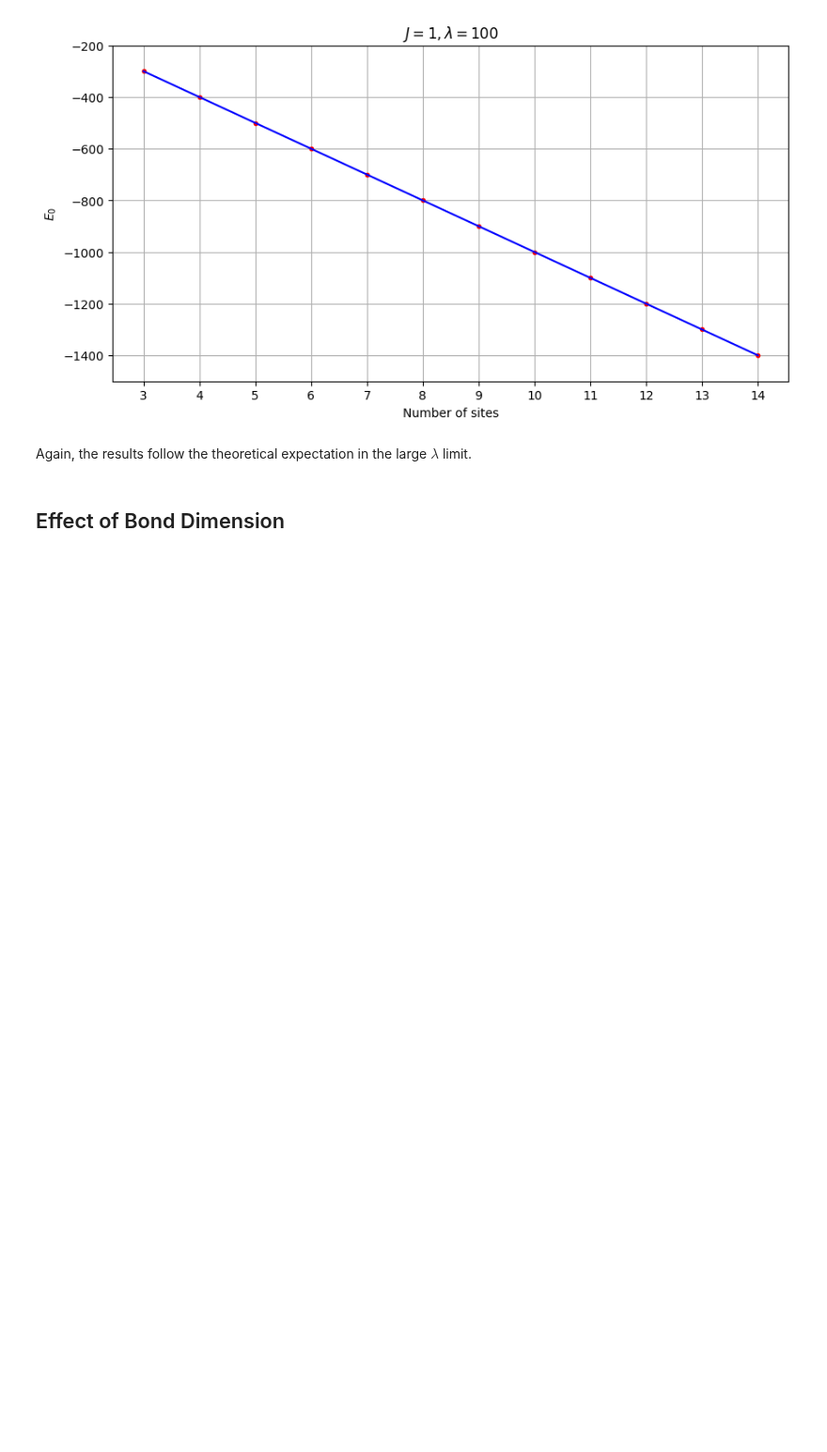
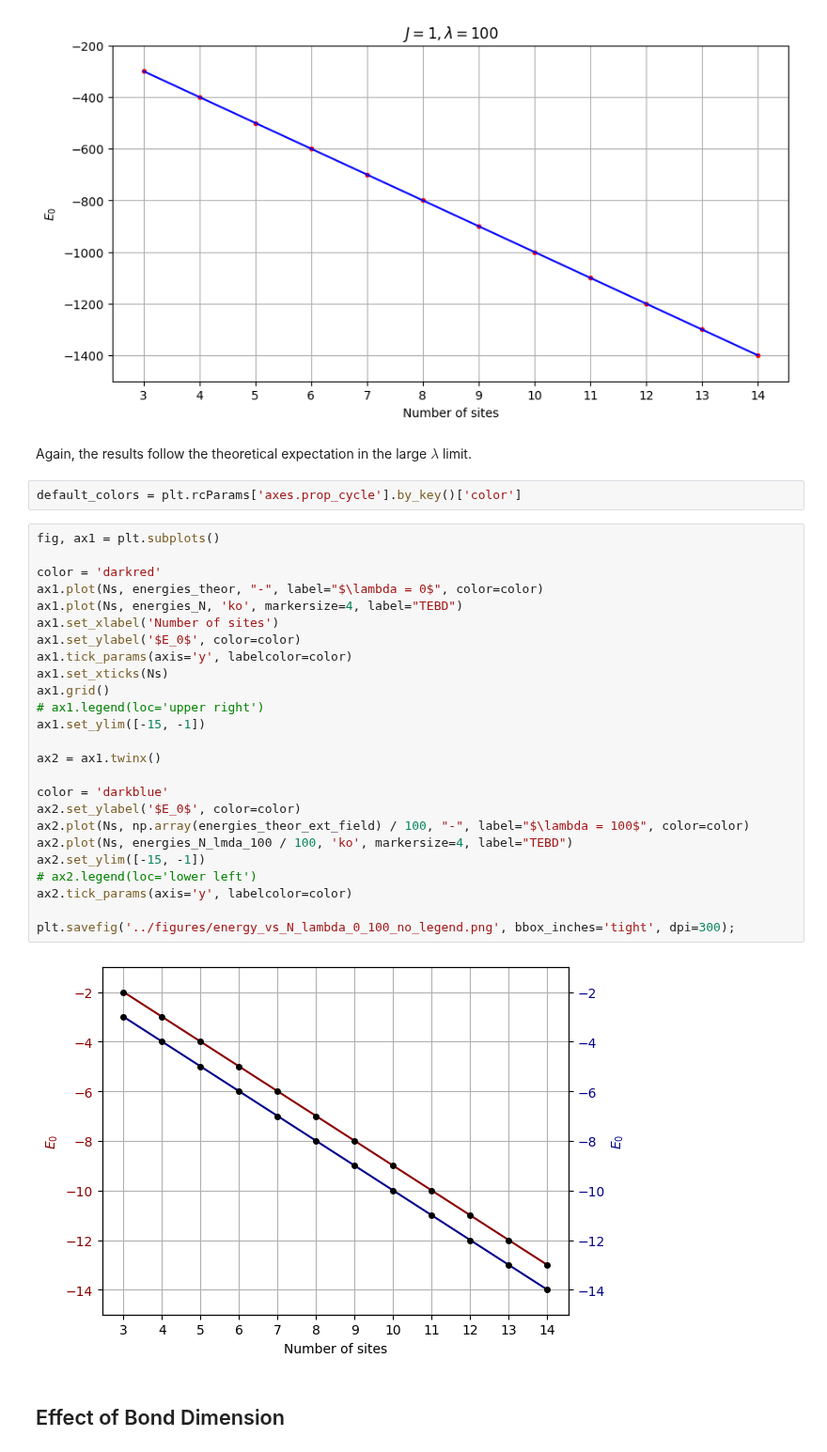
Before and after one commit to jchryssanthacopoulos/quantum_information, a Jupyter notebook: final_project/notebooks/ising_analysis.ipynb, the cells around one changed output. Shown at 94% size. Saved outputs shown, nothing was run; the diff lists cells and outputs as text; blank space fills up the shorter version.

Commit message:
Update plots

```diff
--- a/final_project/notebooks/ising_analysis.ipynb
+++ b/final_project/notebooks/ising_analysis.ipynb
@@ -148,6 +148,35 @@ plt.savefig('../figures/energy_vs_N_lambda_100_no_legend.png', bbox_inches='tigh
 [figure]
 # %% [markdown]
 Again, the results follow the theoretical expectation in the large $\lambda$ limit.
+# %%
+default_colors = plt.rcParams['axes.prop_cycle'].by_key()['color']
+# %%
+fig, ax1 = plt.subplots()
+
+color = 'darkred'
+ax1.plot(Ns, energies_theor, "-", label="$\lambda = 0$", color=color)
+ax1.plot(Ns, energies_N, 'ko', markersize=4, label="TEBD")
+ax1.set_xlabel('Number of sites')
+ax1.set_ylabel('$E_0$', color=color)
+ax1.tick_params(axis='y', labelcolor=color)
+ax1.set_xticks(Ns)
+ax1.grid()
+# ax1.legend(loc='upper right')
+ax1.set_ylim([-15, -1])
+
+ax2 = ax1.twinx()
+
+color = 'darkblue'
+ax2.set_ylabel('$E_0$', color=color)
+ax2.plot(Ns, np.array(energies_theor_ext_field) / 100, "-", label="$\lambda = 100$", color=color)
+ax2.plot(Ns, energies_N_lmda_100 / 100, 'ko', markersize=4, label="TEBD")
+ax2.set_ylim([-15, -1])
+# ax2.legend(loc='lower left')
+ax2.tick_params(axis='y', labelcolor=color)
+
+plt.savefig('../figures/energy_vs_N_lambda_0_100_no_legend.png', bbox_inches='tight', dpi=300);
+# %% [output]
+[figure, added]
 # %% [markdown]
 ## Effect of Bond Dimension
 # %%
```
Also changed, not shown: parts of 5 cells of this notebook, 3 other files.
